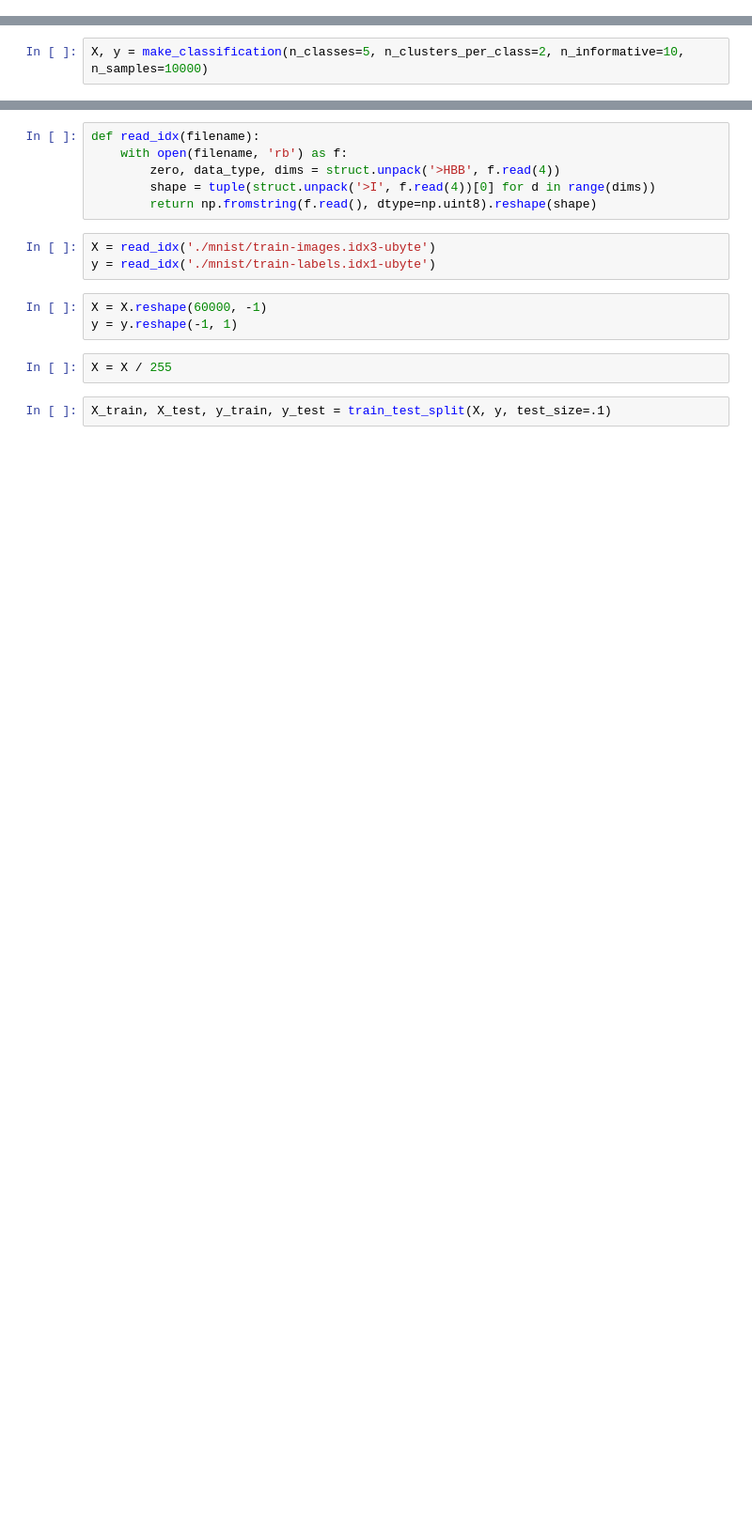
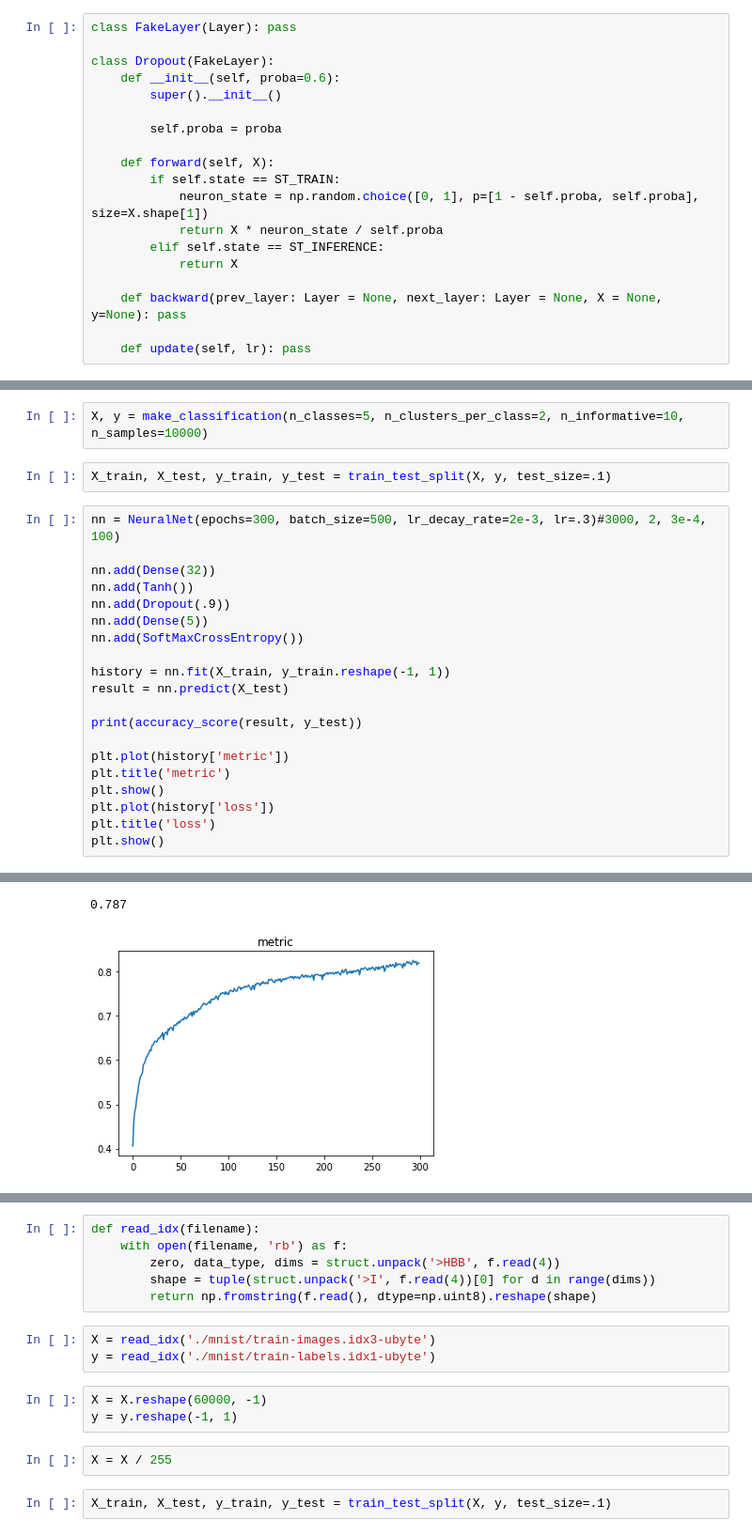
Before and after one commit to peter-pogorelov/spbsu-mlclass, a Jupyter notebook: ml-04.ipynb, the cells around one changed output, grey strips where cells are left out. Shown at 94% size. Drawn from its saved outputs; the diff is of its cells as text; blank space fills up the shorter version.

```diff
--- a/ml-04.ipynb
+++ b/ml-04.ipynb
@@ -182,0 +167,19 @@ class MSE(Dense):
+# %%
+class FakeLayer(Layer): pass
+
+class Dropout(FakeLayer):
+    def __init__(self, proba=0.6):
+        super().__init__()
+
+        self.proba = proba
+
+    def forward(self, X):
+        if self.state == ST_TRAIN:
+            neuron_state = np.random.choice([0, 1], p=[1 - self.proba, self.proba], size=X.shape[1])
+            return X * neuron_state / self.proba
+        elif self.state == ST_INFERENCE:
+            return X
+
+    def backward(prev_layer: Layer = None, next_layer: Layer = None, X = None, y=None): pass
+
+    def update(self, lr): pass
@@ -273,2 +376,25 @@ class NeuralNet(object):
 # %%
 X, y = make_classification(n_classes=5, n_clusters_per_class=2, n_informative=10, n_samples=10000)
+# %%
+X_train, X_test, y_train, y_test = train_test_split(X, y, test_size=.1)
+# %%
+nn = NeuralNet(epochs=300, batch_size=500, lr_decay_rate=2e-3, lr=.3)#3000, 2, 3e-4, 100)
+
+nn.add(Dense(32))
+nn.add(Tanh())
+nn.add(Dropout(.9))
+nn.add(Dense(5))
+nn.add(SoftMaxCrossEntropy())
+
+history = nn.fit(X_train, y_train.reshape(-1, 1))
+result = nn.predict(X_test)
+
+print(accuracy_score(result, y_test))
+
+plt.plot(history['metric'])
+plt.title('metric')
+plt.show()
+plt.plot(history['loss'])
+plt.title('loss')
+plt.show()
+# %% [output]
@@ -274,0 +404,2 @@ X, y = make_classification(n_classes=5, n_clusters_per_class=2, n_informative=10
+0.787
+[figure, added]
```
Also changed, not shown: parts of 24 cells of this notebook.
